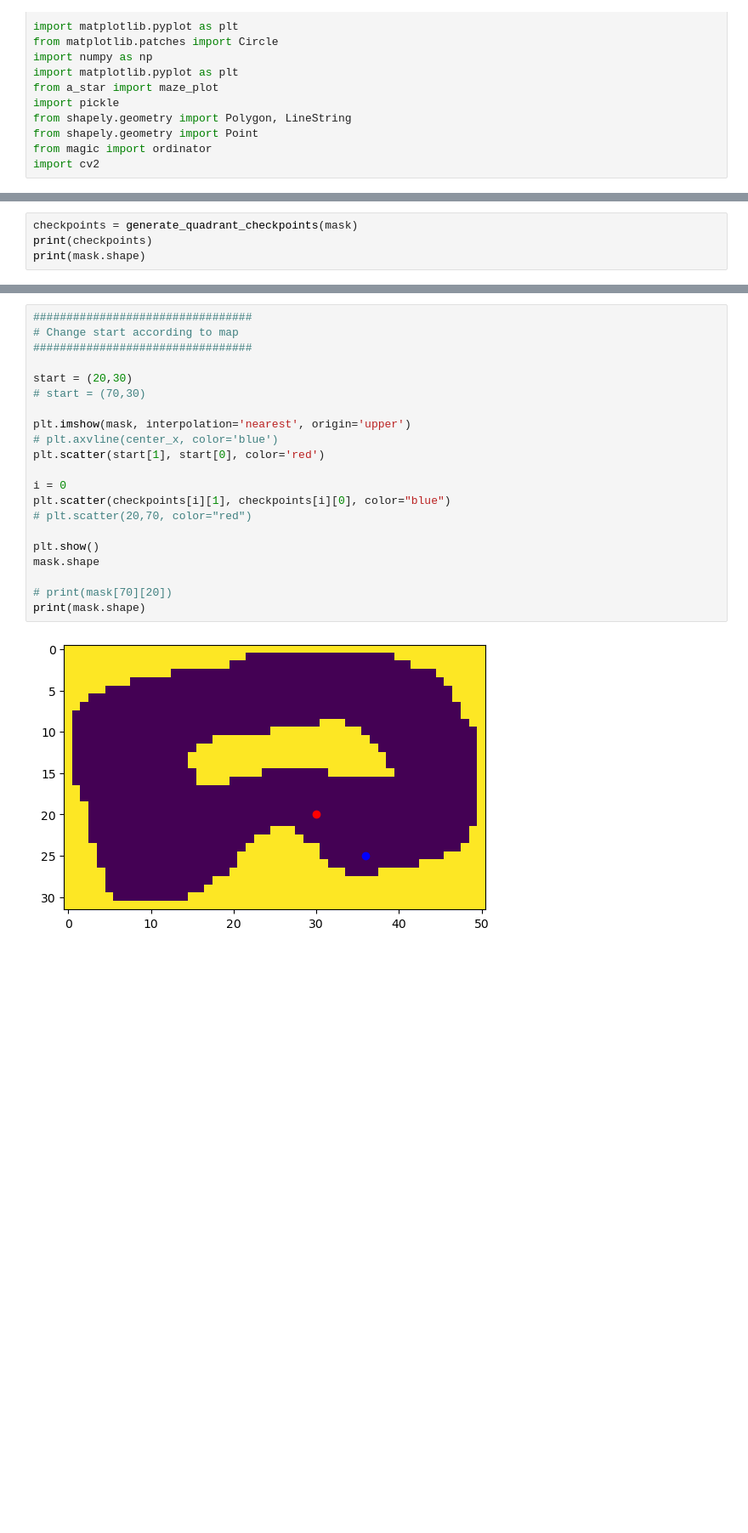
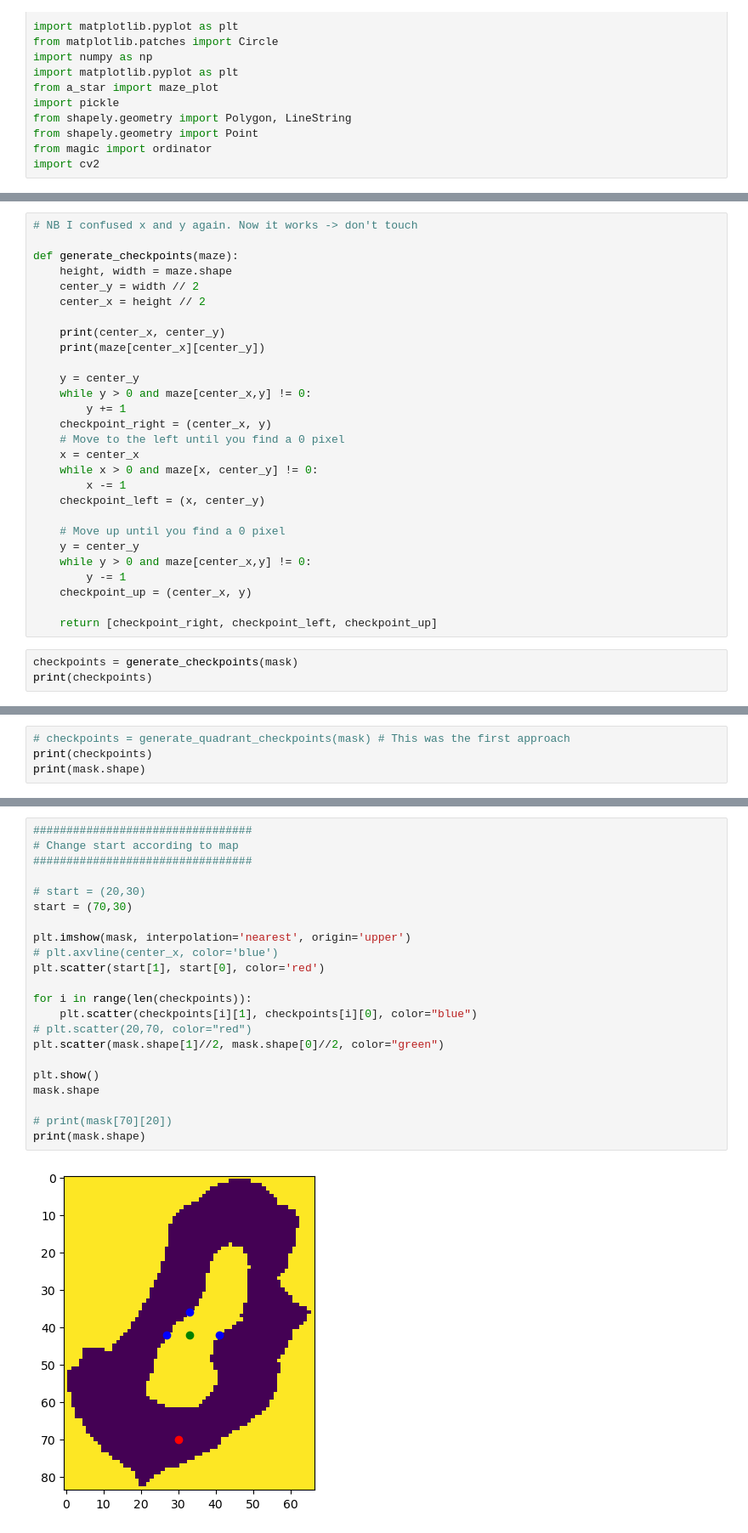
Before and after one commit to tommaso-bertola/computer-vision-and-robotics, a Jupyter notebook: robot-code/pathfinding/A_star_checkpoints_working.ipynb, the cells around one changed output, grey strips where cells are left out. Shown at 85% size. Cells and saved outputs as stored; diff of their text form; blank space fills up the shorter version.

Commit message:
New way of calculating checkpoints

```diff
--- a/robot-code/pathfinding/A_star_checkpoints_working.ipynb
+++ b/robot-code/pathfinding/A_star_checkpoints_working.ipynb
@@ -147,0 +152,31 @@ def generate_quadrant_checkpoints(maze):
+# %%
+# NB I confused x and y again. Now it works -> don't touch
+
+def generate_checkpoints(maze):
+    height, width = maze.shape
+    center_y = width // 2
+    center_x = height // 2
+
+    print(center_x, center_y)
+    print(maze[center_x][center_y])
+
+    y = center_y
+    while y > 0 and maze[center_x,y] != 0:
+        y += 1
+    checkpoint_right = (center_x, y)
+    # Move to the left until you find a 0 pixel
+    x = center_x
+    while x > 0 and maze[x, center_y] != 0:
+        x -= 1
+    checkpoint_left = (x, center_y)
+
+    # Move up until you find a 0 pixel
+    y = center_y
+    while y > 0 and maze[center_x,y] != 0:
+        y -= 1
+    checkpoint_up = (center_x, y)
+
+    return [checkpoint_right, checkpoint_left, checkpoint_up]
+# %%
+checkpoints = generate_checkpoints(mask)
+print(checkpoints)
@@ -148,5 +189,5 @@ def generate_quadrant_checkpoints(maze):
 # %%
-checkpoints = generate_quadrant_checkpoints(mask)
+# checkpoints = generate_quadrant_checkpoints(mask) # This was the first approach
 print(checkpoints)
 print(mask.shape)
 # %% [output]
@@ -155,23 +196,24 @@ print(mask.shape)
 # %%
 #################################
 # Change start according to map
 #################################
 
-start = (20,30)
-# start = (70,30)
+# start = (20,30)
+start = (70,30)
 
 plt.imshow(mask, interpolation='nearest', origin='upper')
 # plt.axvline(center_x, color='blue')
 plt.scatter(start[1], start[0], color='red')
 
-i = 0
-plt.scatter(checkpoints[i][1], checkpoints[i][0], color="blue")
+for i in range(len(checkpoints)):
+    plt.scatter(checkpoints[i][1], checkpoints[i][0], color="blue")
 # plt.scatter(20,70, color="red")
+plt.scatter(mask.shape[1]//2, mask.shape[0]//2, color="green")
 
 plt.show()
 mask.shape
 
 # print(mask[70][20])
 print(mask.shape)
 # %% [output]
-[figure, old version]
+[figure, new version]
```
Also changed, not shown: parts of 9 cells of this notebook.
